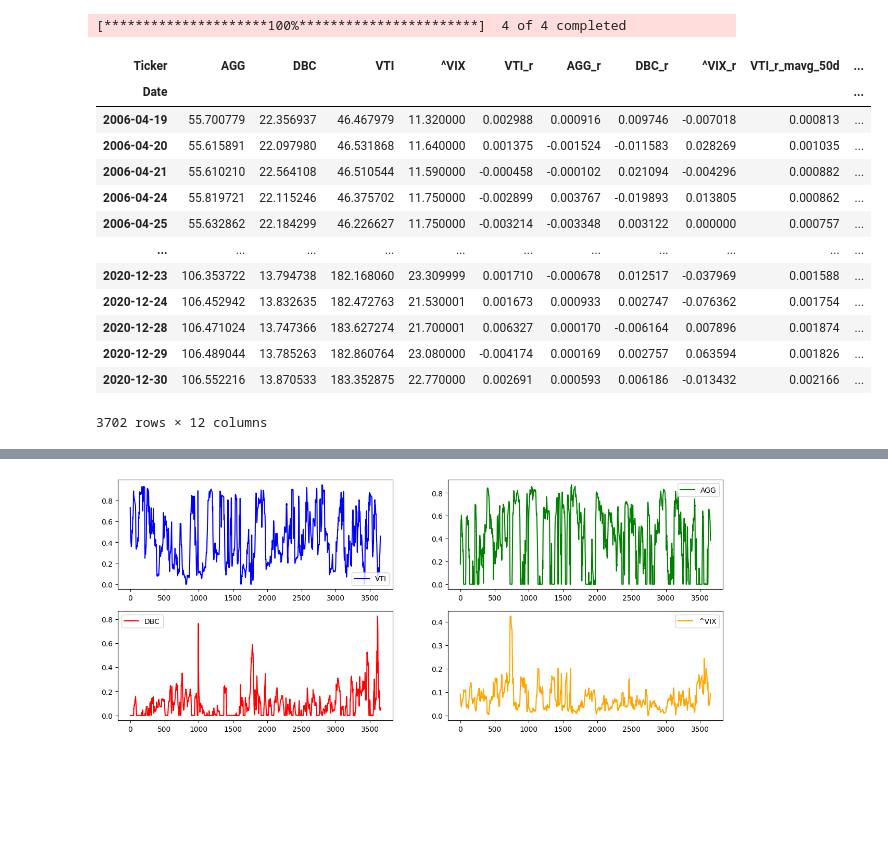
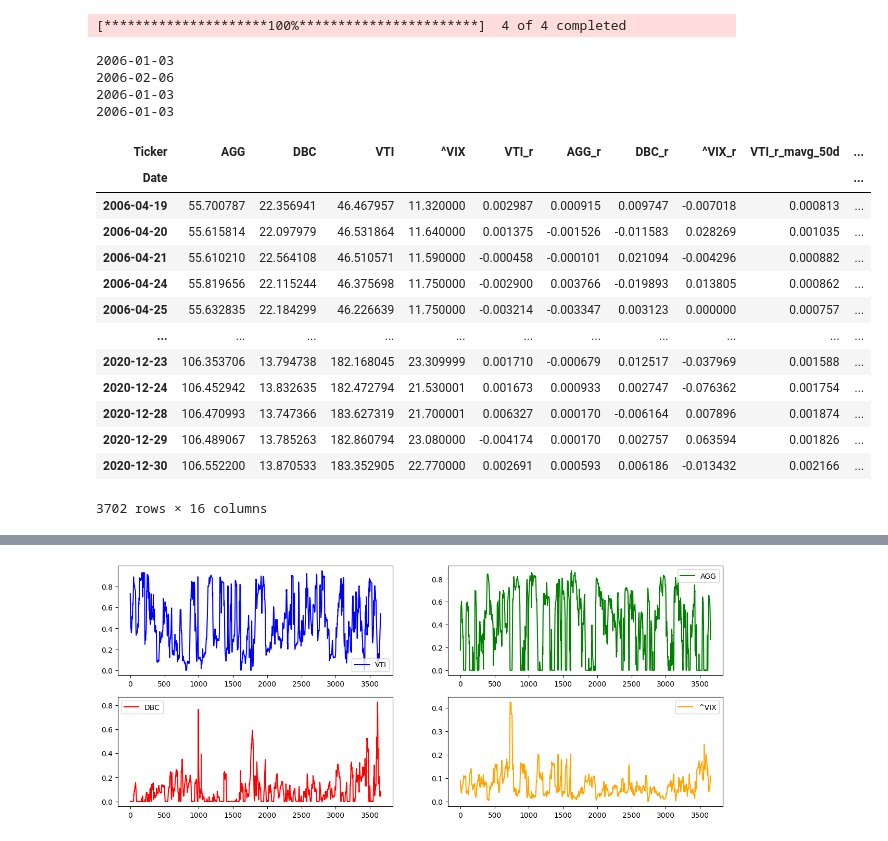
Before and after one commit to alexandreviard/DL-Portfolio-CMAP, a Jupyter notebook: maximum_diversification.ipynb, the cells around one changed output, grey strips where cells are left out. Drawn from its saved outputs; the diff is of its cells as text; code cells hidden in the pictures; blank space fills up the shorter version.

```diff
--- a/maximum_diversification.ipynb
+++ b/maximum_diversification.ipynb
@@ -28,8 +28,4 @@ tickers = ['VTI', 'AGG', 'DBC', '^VIX']
 start = "2006-01-01"
 end = "2020-12-31"
 period = "1d"
-df_original = yf.download(tickers, start=start, end=end, period=period)['Adj Close']
-
-df_original.index = df_original.index.strftime("%Y-%m-%d")
+window = 50
-# %% [output]
-[*********************100%***********************]  4 of 4 completed
@@ -38,28 +32,47 @@ window = 50
+# %%
+df_original = yf.download(tickers, start=start, end=end, period=period)['Adj Close']
+df_original.index = df_original.index.strftime("%Y-%m-%d")
+# %% [output]
+[*********************100%***********************]  4 of 4 completed
+# %%
+# un court check sur DBC
+
+for col in df_original.columns:
+    print(df_original[col].first_valid_index())
+# %% [output]
+2006-01-03
+2006-02-06
+2006-01-03
+2006-01-03
 # %%
 # data cleaning & creating rets and ma
 df = df_original.copy()
 
 cols_rets = [f"{asset}_r" for asset in tickers]
 df[cols_rets] = df[tickers].pct_change()
 
 cols_mavg = [f"{col}_mavg_50d" for col in cols_rets]
 df[cols_mavg] = df[cols_rets].rolling(window=window).mean()
 
+cols_vol = [f"{col}_vol_50d" for col in cols_rets]
+df[cols_vol] = df[cols_rets].rolling(window=window).std()
+
+df_with_na = df.copy()
 df.dropna(inplace=True)
 
 df
 # %% [output]
 | Ticker | AGG | DBC | VTI | ^VIX | VTI_r | AGG_r | DBC_r | ^VIX_r | VTI_r_mavg_50d | ... |
 | Date |  |  |  |  |  |  |  |  |  | ... |
-| 2006-04-19 | 55.700779 | 22.356937 | 46.467979 | 11.320000 | 0.002988 | 0.000916 | 0.009746 | -0.007018 | 0.000813 | ... |
-| 2006-04-20 | 55.615891 | 22.097980 | 46.531868 | 11.640000 | 0.001375 | -0.001524 | -0.011583 | 0.028269 | 0.001035 | ... |
-| 2006-04-21 | 55.610210 | 22.564108 | 46.510544 | 11.590000 | -0.000458 | -0.000102 | 0.021094 | -0.004296 | 0.000882 | ... |
-| 2006-04-24 | 55.819721 | 22.115246 | 46.375702 | 11.750000 | -0.002899 | 0.003767 | -0.019893 | 0.013805 | 0.000862 | ... |
-| 2006-04-25 | 55.632862 | 22.184299 | 46.226627 | 11.750000 | -0.003214 | -0.003348 | 0.003122 | 0.000000 | 0.000757 | ... |
+| 2006-04-19 | 55.700787 | 22.356941 | 46.467957 | 11.320000 | 0.002987 | 0.000915 | 0.009747 | -0.007018 | 0.000813 | ... |
+| 2006-04-20 | 55.615814 | 22.097979 | 46.531864 | 11.640000 | 0.001375 | -0.001526 | -0.011583 | 0.028269 | 0.001035 | ... |
+| 2006-04-21 | 55.610210 | 22.564108 | 46.510571 | 11.590000 | -0.000458 | -0.000101 | 0.021094 | -0.004296 | 0.000882 | ... |
+| 2006-04-24 | 55.819656 | 22.115244 | 46.375698 | 11.750000 | -0.002900 | 0.003766 | -0.019893 | 0.013805 | 0.000862 | ... |
+| 2006-04-25 | 55.632835 | 22.184299 | 46.226639 | 11.750000 | -0.003214 | -0.003347 | 0.003123 | 0.000000 | 0.000757 | ... |
 | ... | ... | ... | ... | ... | ... | ... | ... | ... | ... | ... |
-| 2020-12-23 | 106.353722 | 13.794738 | 182.168060 | 23.309999 | 0.001710 | -0.000678 | 0.012517 | -0.037969 | 0.001588 | ... |
-| 2020-12-24 | 106.452942 | 13.832635 | 182.472763 | 21.530001 | 0.001673 | 0.000933 | 0.002747 | -0.076362 | 0.001754 | ... |
-| 2020-12-28 | 106.471024 | 13.747366 | 183.627274 | 21.700001 | 0.006327 | 0.000170 | -0.006164 | 0.007896 | 0.001874 | ... |
-| 2020-12-29 | 106.489044 | 13.785263 | 182.860764 | 23.080000 | -0.004174 | 0.000169 | 0.002757 | 0.063594 | 0.001826 | ... |
-| 2020-12-30 | 106.552216 | 13.870533 | 183.352875 | 22.770000 | 0.002691 | 0.000593 | 0.006186 | -0.013432 | 0.002166 | ... |
+| 2020-12-23 | 106.353706 | 13.794738 | 182.168045 | 23.309999 | 0.001710 | -0.000679 | 0.012517 | -0.037969 | 0.001588 | ... |
+| 2020-12-24 | 106.452942 | 13.832635 | 182.472794 | 21.530001 | 0.001673 | 0.000933 | 0.002747 | -0.076362 | 0.001754 | ... |
+| 2020-12-28 | 106.470993 | 13.747366 | 183.627319 | 21.700001 | 0.006327 | 0.000170 | -0.006164 | 0.007896 | 0.001874 | ... |
+| 2020-12-29 | 106.489067 | 13.785263 | 182.860794 | 23.080000 | -0.004174 | 0.000170 | 0.002757 | 0.063594 | 0.001826 | ... |
+| 2020-12-30 | 106.552200 | 13.870533 | 183.352905 | 22.770000 | 0.002691 | 0.000593 | 0.006186 | -0.013432 | 0.002166 | ... |
-3702 rows × 12 columns
+3702 rows × 16 columns
```
Also changed, not shown: parts of 15 cells of this notebook, 1 other file.
